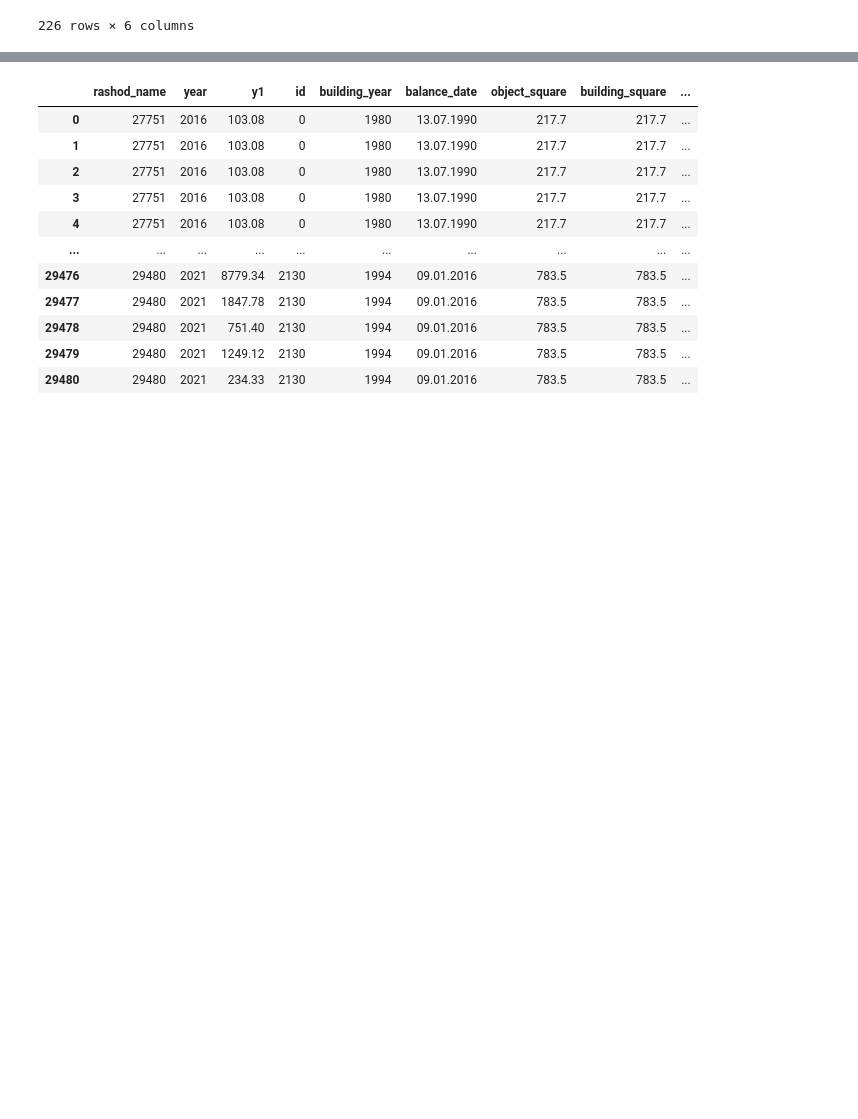
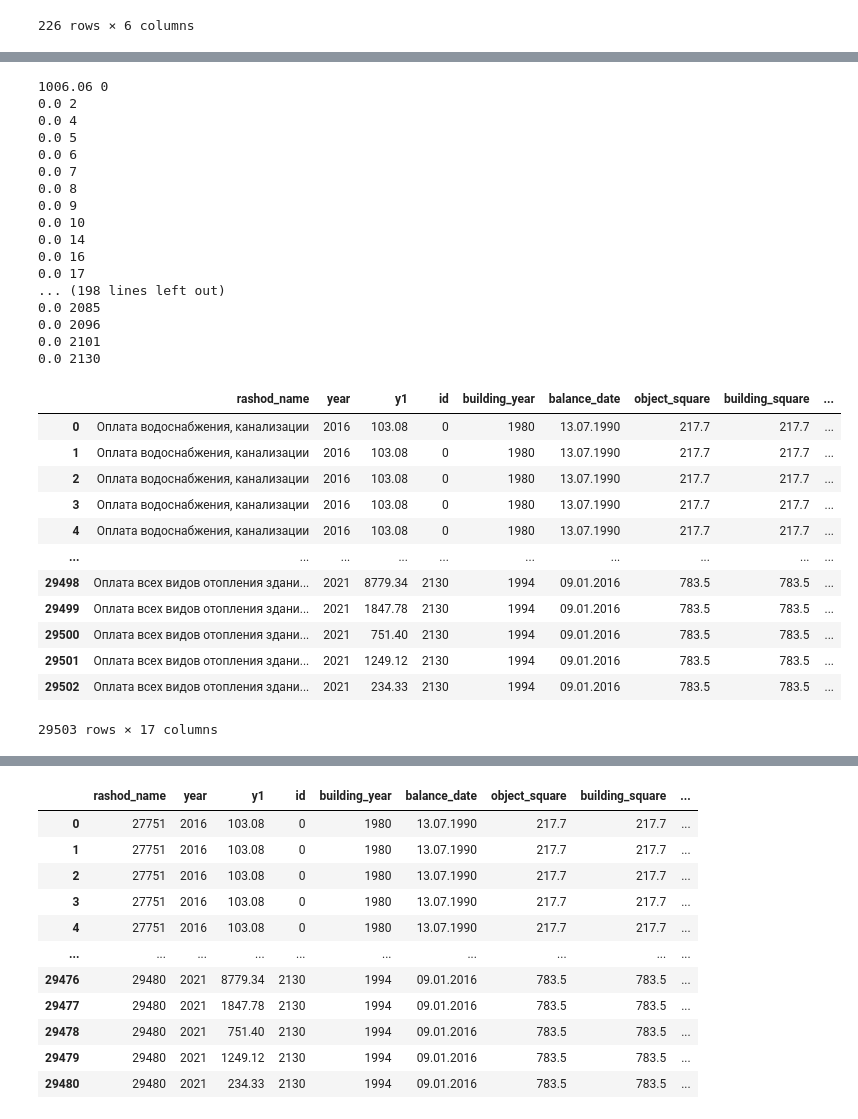
Before and after one commit to zayycev22/inflation, a Jupyter notebook: parse2.ipynb, the cells around one changed output, grey strips where cells are left out. Saved outputs shown, nothing was run; the diff lists cells and outputs as text; code cells hidden in the pictures; blank space fills up the shorter version.

```diff
--- a/parse2.ipynb
+++ b/parse2.ipynb
@@ -86,3 +86,6 @@ kr_ks_tp
 | 325 | административное здание, г.владив... | 86.93 | 2023.0 | Текущий ремонт зданий, сооружений | 1385 | 51-01-01-00-00-191 |
 | 326 | 3.теплая стоянка с медсанчастью р... | 0.0 | 2022.0 | Текущий ремонт зданий, сооружений | 1591 | 59-05-01-00-03-048 |
 226 rows × 6 columns
+# %%
+kr_ks_tp.rename({"Column5": "id", "Column3": "year"}, axis=1, inplace=True)
+kr_ks_tp
@@ -88,0 +106,3 @@ kr_ks_tp
+# %%
+kr_ks_tp['year'] = kr_ks_tp['year'].astype(int)
+kr_ks_tp
@@ -88,0 +123,3 @@ kr_ks_tp
+# %%
+kr_ks_tp['Column2'] = kr_ks_tp['Column2'].astype(float)
+kr_ks_tp
@@ -88,0 +140,41 @@ kr_ks_tp
+# %%
+expenses['zatr'] = 0.0
+# %%
+ids = expenses['id'].unique()
+for id in ids:
+    ss = kr_ks_tp.loc[kr_ks_tp['id'] == id, 'Column2'].sum()
+    print(ss, id)
+    expenses.loc[expenses['id'] == id, "zatr"] = ss
+        #print(expenses.loc[(expenses['id'] == id) & (expenses['year'] == year), "zatr"])
+expenses
+# %% [output]
+1006.06 0
+0.0 2
+0.0 4
+0.0 5
+0.0 6
+0.0 7
+0.0 8
+0.0 9
+0.0 10
+0.0 14
+0.0 16
+0.0 17
+... (198 lines left out)
+0.0 2085
+0.0 2096
+0.0 2101
+0.0 2130
+|  | rashod_name | year | y1 | id | building_year | balance_date | object_square | building_square | ... |
+| 0 | Оплата водоснабжения, канализации | 2016 | 103.08 | 0 | 1980 | 13.07.1990 | 217.7 | 217.7 | ... |
+| 1 | Оплата водоснабжения, канализации | 2016 | 103.08 | 0 | 1980 | 13.07.1990 | 217.7 | 217.7 | ... |
+| 2 | Оплата водоснабжения, канализации | 2016 | 103.08 | 0 | 1980 | 13.07.1990 | 217.7 | 217.7 | ... |
+| 3 | Оплата водоснабжения, канализации | 2016 | 103.08 | 0 | 1980 | 13.07.1990 | 217.7 | 217.7 | ... |
+| 4 | Оплата водоснабжения, канализации | 2016 | 103.08 | 0 | 1980 | 13.07.1990 | 217.7 | 217.7 | ... |
+| ... | ... | ... | ... | ... | ... | ... | ... | ... | ... |
+| 29498 | Оплата всех видов отопления здани... | 2021 | 8779.34 | 2130 | 1994 | 09.01.2016 | 783.5 | 783.5 | ... |
+| 29499 | Оплата всех видов отопления здани... | 2021 | 1847.78 | 2130 | 1994 | 09.01.2016 | 783.5 | 783.5 | ... |
+| 29500 | Оплата всех видов отопления здани... | 2021 | 751.40 | 2130 | 1994 | 09.01.2016 | 783.5 | 783.5 | ... |
+| 29501 | Оплата всех видов отопления здани... | 2021 | 1249.12 | 2130 | 1994 | 09.01.2016 | 783.5 | 783.5 | ... |
+| 29502 | Оплата всех видов отопления здани... | 2021 | 234.33 | 2130 | 1994 | 09.01.2016 | 783.5 | 783.5 | ... |
+29503 rows × 17 columns
```
Also changed, not shown: parts of 12 cells of this notebook, 1 other file.
